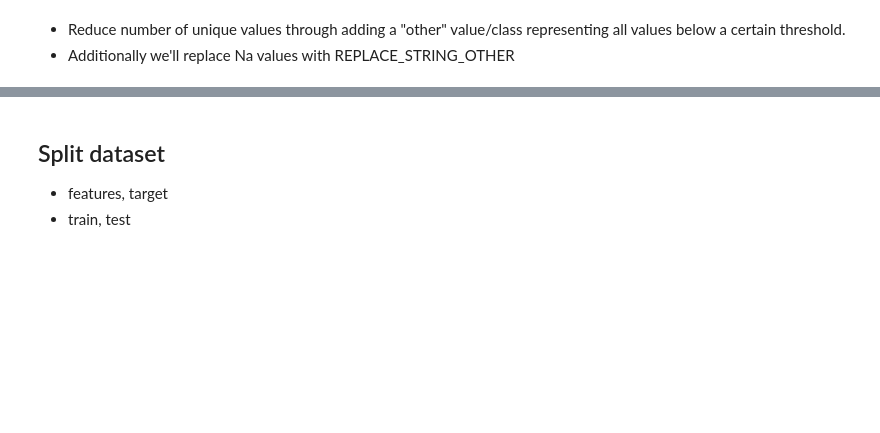
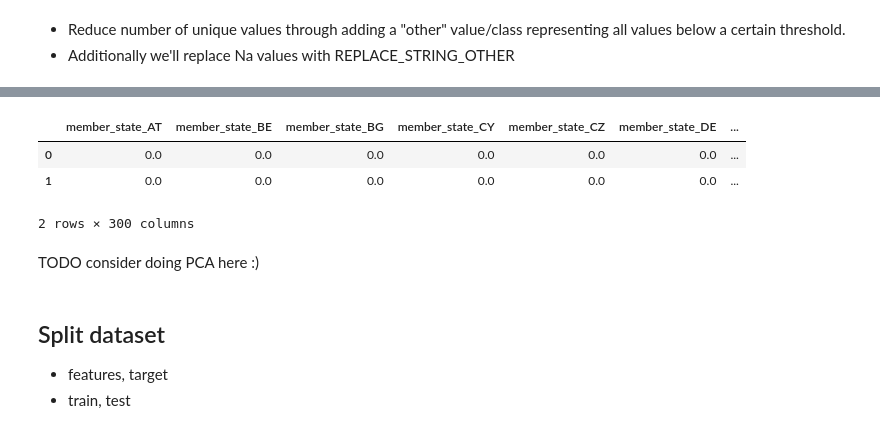
Before and after one commit to leonellb/car-co2-prediction, a Jupyter notebook: notebooks/app_emulation/2_0-electric-model_selection.ipynb, the cells around one changed output, grey strips where cells are left out. Cells and saved outputs as stored; diff of their text form; code cells hidden in the pictures; blank space fills up the shorter version.

```diff
--- a/notebooks/app_emulation/2_0-electric-model_selection.ipynb
+++ b/notebooks/app_emulation/2_0-electric-model_selection.ipynb
@@ -309,6 +308,15 @@ preserved_col_names = list(encoder_feature_names)
 preserved_col_names.extend(list(quant_cols))
 
 df_enc = pd.DataFrame(transformed_array, columns=preserved_col_names)
+# %%
+df_enc.head(2)
+# %% [output]
+|  | member_state_AT | member_state_BE | member_state_BG | member_state_CY | member_state_CZ | member_state_DE | ... |
+| 0 | 0.0 | 0.0 | 0.0 | 0.0 | 0.0 | 0.0 | ... |
+| 1 | 0.0 | 0.0 | 0.0 | 0.0 | 0.0 | 0.0 | ... |
+2 rows × 300 columns
+# %% [markdown]
+TODO consider doing PCA here :)
 # %% [markdown]
 ## Split dataset
 - features, target
```
Also changed, not shown: parts of 25 cells of this notebook.
